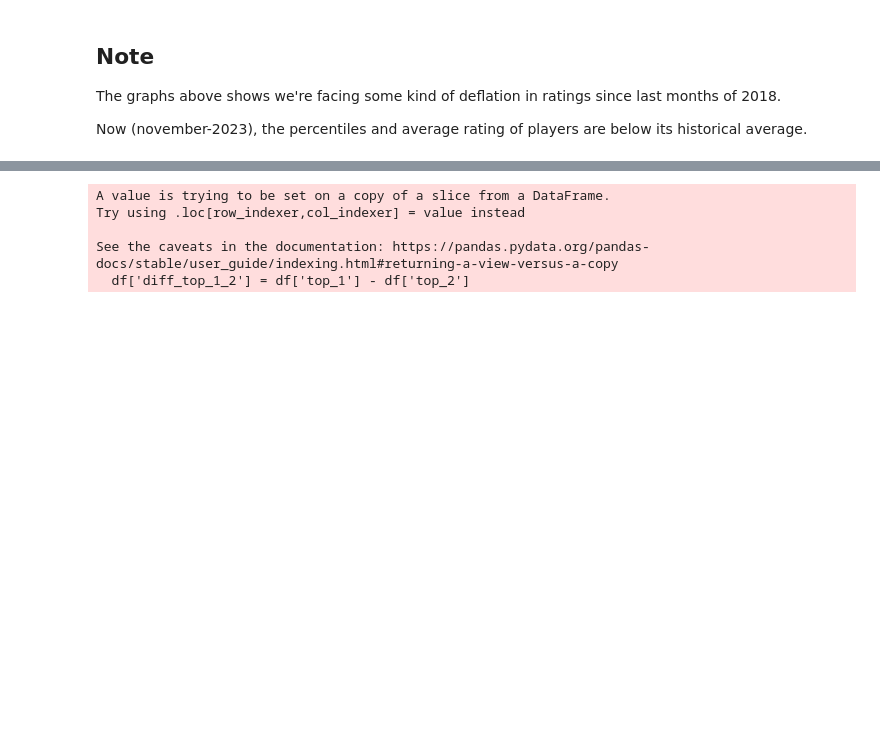
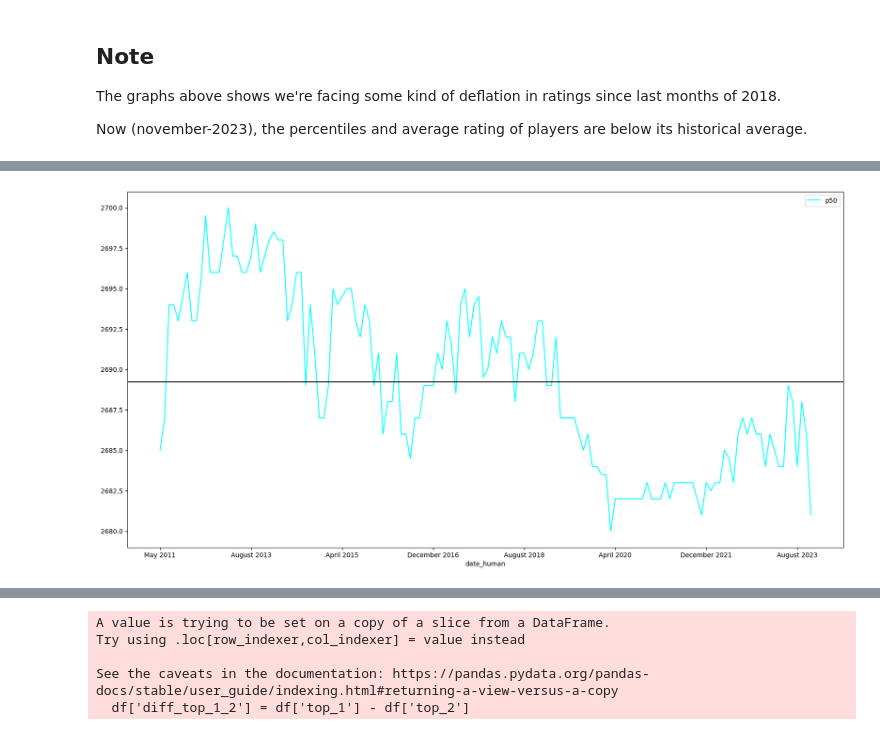
Before and after one commit to lucasrodcosta/chess_analysis, a Jupyter notebook: analysis.ipynb, the cells around one changed output, grey strips where cells are left out. Cells and saved outputs as stored; diff of their text form; code cells hidden in the pictures; blank space fills up the shorter version.

Commit message:
Add metrics about percentiles and avg without Carlsen

```diff
--- a/analysis.ipynb
+++ b/analysis.ipynb
@@ -251,0 +254,23 @@ Now (november-2023), the percentiles and average rating of players are below its
+# %%
+data = []
+
+for index, row in ratings_df.iterrows():
+    all_ratings = [r[1] for r in row['ratings']][1:]
+    all_ratings = np.array(all_ratings)
+
+    top_2 = all_ratings[0]
+    top_3 = all_ratings[1]
+
+    data.append({
+        'date_human': row['date_human'],
+        'p50': np.percentile(all_ratings, 50),
+        'p75': np.percentile(all_ratings, 75),
+        'p95': np.percentile(all_ratings, 95),
+        'avg': np.average(all_ratings),
+        'top_2': top_2,
+        'top_3': top_3,
+    })
+
+df_without_magnus = pd.DataFrame(data)
+df_without_magnus = df_without_magnus[df_without_magnus.index >= magnus_vline_index]
+df_without_magnus
@@ -251,0 +291,10 @@ Now (november-2023), the percentiles and average rating of players are below its
+# %%
+avg_p50 = np.average(df_without_magnus['p50'])
+
+ax = plt.gca()
+df_without_magnus.plot(kind='line', x='date_human', y='p50', color=GRAPH_LINES_COLORS['p50'], ax=ax)
+plt.axhline(y=avg_p50, color='black', linestyle='-')
+
+plt.show()
+# %% [output]
+[figure, added]
```
Also changed, not shown: parts of 7 cells of this notebook, 5 other files.
